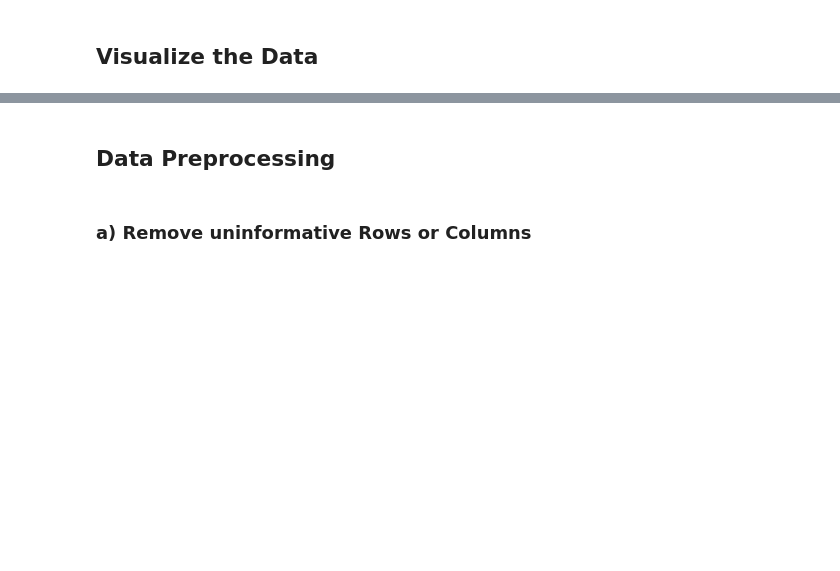
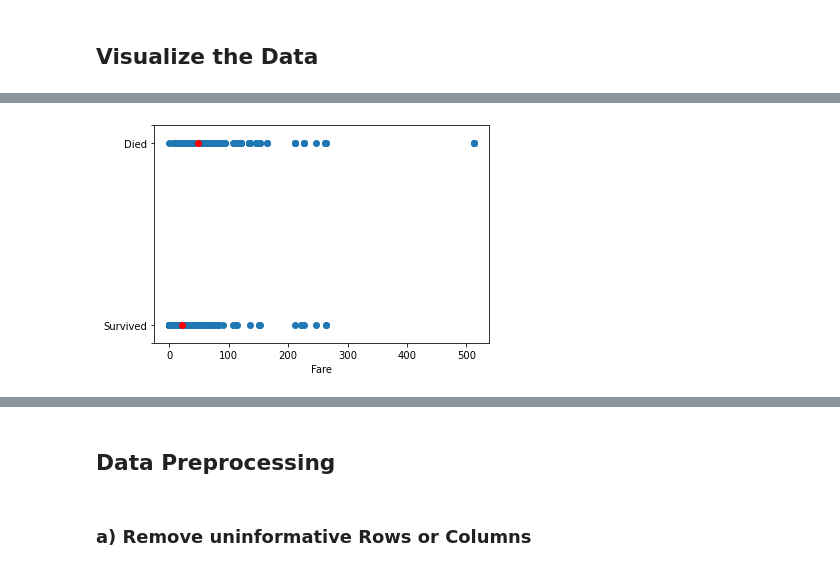
Before and after one commit to FelixMoeller3/linkit_titanic_survivor_challenge, a Jupyter notebook: linkit_titanic_survivor_challenge.ipynb, the cells around one changed output, grey strips where cells are left out. Cells and saved outputs as stored; diff of their text form; code cells hidden in the pictures; blank space fills up the shorter version.

```diff
--- a/linkit_titanic_survivor_challenge.ipynb
+++ b/linkit_titanic_survivor_challenge.ipynb
@@ -37,0 +64,7 @@ Shape of test data:  (418, 11)
+# %%
+plt.scatter(train_data['Fare'],train_data['Survived']);
+plt.scatter(train_data.groupby(['Survived'])['Fare'].mean(),[0,1],c='red')
+plt.yticks([-.1,0,1,1.1],['','Survived','Died','']);
+plt.xlabel('Fare');
+# %% [output]
+[figure, added]
```
Also changed, not shown: parts of 5 cells of this notebook.
